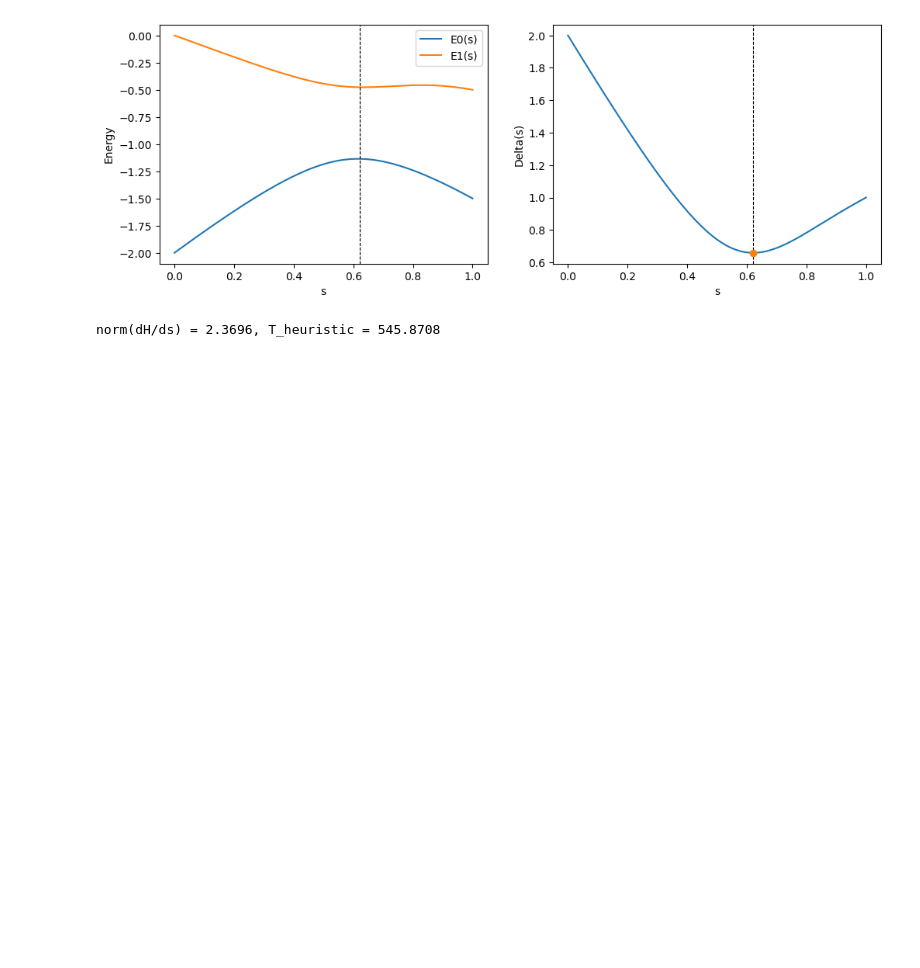
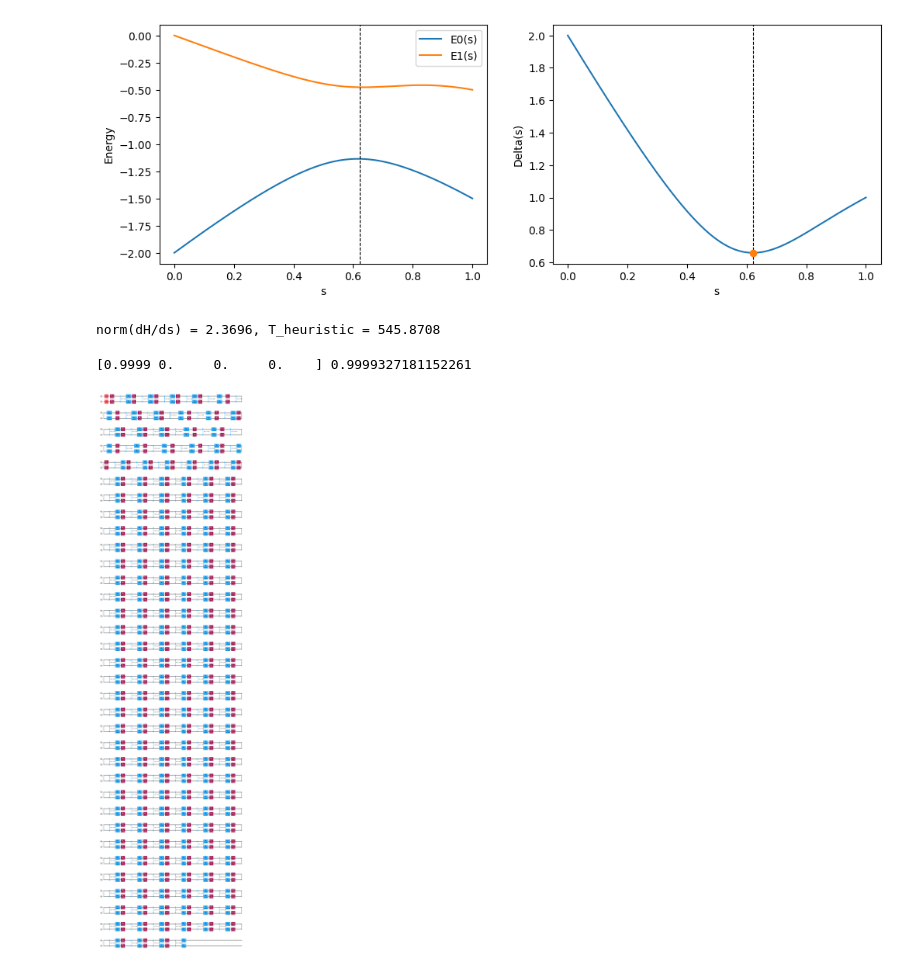
Before and after one commit to ahmad-shafiei/Quantum_Algorithm_Fundation, a Jupyter notebook: QS&QA_Fundation/snippets/adi_ising_qiskit.ipynb, the cells around one changed output. Saved outputs shown, nothing was run; the diff lists cells and outputs as text; code cells hidden in the pictures; blank space fills up the shorter version.

```diff
--- a/QS&QA_Fundation/snippets/adi_ising_qiskit.ipynb
+++ b/QS&QA_Fundation/snippets/adi_ising_qiskit.ipynb
@@ -73,3 +73,48 @@ H_heur = norm / (eps * Delta_min**2)
 print(f"norm(dH/ds) = {norm:.4f}, T_heuristic = {H_heur:.4f}")
 # %% [output]
 norm(dH/ds) = 2.3696, T_heuristic = 545.8708
+# %%
+# Assemble the digital adiabatic circuit and read P(|00>)
+
+# One Trotter slice of the digital adiabatic path
+
+import numpy as np
+from qiskit import QuantumCircuit
+from qiskit.quantum_info import Statevector
+
+def trotter_slice(s:float, dt: float)-> QuantumCircuit:
+    qc  = QuantumCircuit(2)
+    ax  = (1.0 -s)* hx *dt
+    azz = s * J * dt
+    az  = s * hz * dt
+
+    qc.rx(-2.0 * ax, 0)
+    qc.rx(-2.0 * ax, 1)
+
+    qc.rzz(-2.0 * azz, 0, 1)
+    qc.rz(-2.0 * az, 0)
+    qc.rz(-2.0 * az, 1)
+
+    return qc
+
+
+hx, J, hz = 1.0, 1.0, 0.25
+
+T, n_steps = 40.0, 200
+
+dt = T / n_steps
+
+qc = QuantumCircuit(2)
+qc.h([0,1])
+
+for k in range(n_steps):
+    qc.compose(trotter_slice((k + 0.5) /n_steps, dt), inplace = True)
+
+probs = Statevector.from_instruction(qc).probabilities()
+
+print(np.round(probs,4), float(probs[0]))
+qc.draw('mpl')
+# qc.depth()
+# %% [output]
+[0.9999 0.     0.     0.    ] 0.9999327181152261
+[figure, added]
```
Also changed, not shown: parts of 1 cell of this notebook, 11 other files.
